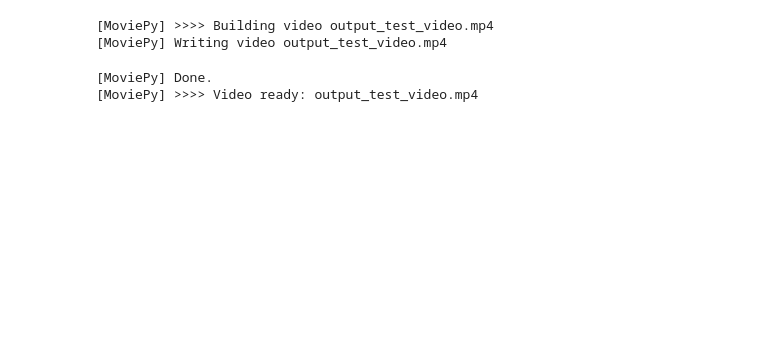
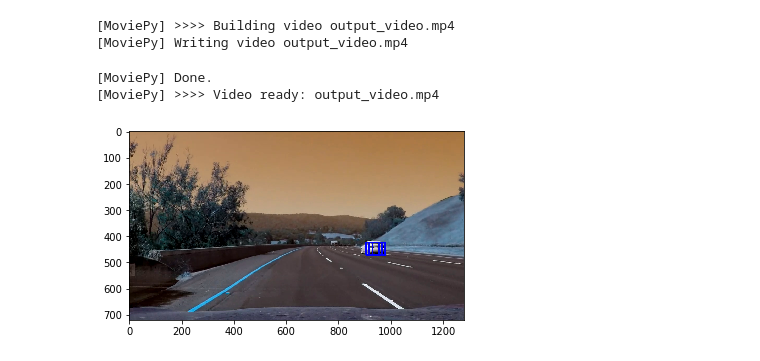
Before and after one commit to xiaohuieddie/Vehicle-Detection-and-Tracking, a Jupyter notebook: Video_Pipeline.ipynb, the cells around one changed output. Cells and saved outputs as stored; diff of their text form; code cells hidden in the pictures; blank space fills up the shorter version.

```diff
--- a/Video_Pipeline.ipynb
+++ b/Video_Pipeline.ipynb
@@ -14,7 +14,7 @@ from skimage.feature import hog
 from scipy.ndimage.measurements import label
 from project_functions import *
 # Read trained model by the Linear SVM
-dist_pickle = pickle.load( open( "svc_model.p", "rb" ) )
+dist_pickle = pickle.load( open( "svc_model_best.p", "rb" ) )
 svc = dist_pickle["svc"]
 X_scaler = dist_pickle["X_scaler"]
 color_space = dist_pickle["color_space"]
@@ -25,13 +25,13 @@ spatial_size = dist_pickle["spatial_size"] # Spatial binning dimensions
 hist_bins = dist_pickle["hist_bins"] # Number of histogram bins
 # %%
 # Define a single function that can extract features using hog sub-sampling and make predictions
-def find_cars1(img, ystart, ystop, scale, svc, X_scaler, orient, pix_per_cell, cell_per_block, spatial_size, hist_bins):
+def find_cars1(img, ystart, ystop, xstart, xstop, scale, step, svc, X_scaler, orient, pix_per_cell, cell_per_block, spatial_size, hist_bins):
 
     draw_img = np.copy(img)
-    img = img.astype(np.float32)/255
+    #     img = img.astype(np.float32)/255
 
-    img_tosearch = img[ystart:ystop,:,:]
-    ctrans_tosearch = cv2.cvtColor(img_tosearch, cv2.COLOR_RGB2YUV)
+    img_tosearch = img[ystart:ystop,xstart:xstop,:]
+    ctrans_tosearch = cv2.cvtColor(img_tosearch, cv2.COLOR_RGB2LUV)
     if scale != 1:
         imshape = ctrans_tosearch.shape
         ctrans_tosearch = cv2.resize(ctrans_tosearch, (np.int(imshape[1]/scale), np.int(imshape[0]/scale)))
@@ -48,7 +48,7 @@ def find_cars1(img, ystart, ystop, scale, svc, X_scaler, orient, pix_per_cell, c
     # 64 was the orginal sampling rate, with 8 cells and 8 pix per cell
     window = 64
     nblocks_per_window = (window // pix_per_cell)  - cell_per_block + 1
-    cells_per_step = 2  # Instead of overlap, define how many cells to step
+    cells_per_step = step  # Instead of overlap, define how many cells to step
     nxsteps = (nxblocks - nblocks_per_window) // cells_per_step + 1
     nysteps = (nyblocks - nblocks_per_window) // cells_per_step + 1
 
@@ -70,6 +70,7 @@ def find_cars1(img, ystart, ystop, scale, svc, X_scaler, orient, pix_per_cell, c
             hog_feat3 = hog3[ypos:ypos+nblocks_per_window, xpos:xpos+nblocks_per_window].ravel()
             hog_features = np.hstack((hog_feat1, hog_feat2, hog_feat3))
 
+
             xleft = xpos*pix_per_cell
             ytop = ypos*pix_per_cell
 
@@ -82,11 +83,11 @@ def find_cars1(img, ystart, ystop, scale, svc, X_scaler, orient, pix_per_cell, c
 
             # Scale features and make a prediction
             test_features = X_scaler.transform(np.hstack((spatial_features, hist_features, hog_features)).reshape(1, -1))
-            #test_features = X_scaler.transform(np.hstack((shape_feat, hist_feat)).reshape(1, -1))
+            #             test_features = X_scaler.transform(np.hstack((shape_feat, hist_feat)).reshape(1, -1))
             confidence_prediction = svc.decision_function(test_features)
 
-            if confidence_prediction > 1:
-                xbox_left = np.int(xleft*scale_temp)
+            if confidence_prediction>1:
+                xbox_left = np.int(xleft*scale_temp) + xstart
                 ytop_draw = np.int(ytop*scale_temp)
                 win_draw = np.int(window*scale_temp)
                 cv2.rectangle(draw_img,(xbox_left, ytop_draw+ystart),(xbox_left+win_draw,ytop_draw+win_draw+ystart),(0,0,255),6)
@@ -159,15 +180,25 @@ plt.imshow(ee)
 from moviepy.editor import VideoFileClip
 from IPython.display import HTML
 heatmaps.clear()
-
-Output = 'output_test_video.mp4'
+def Frame_Process(image):
+    image = cv2.cvtColor(image, cv2.COLOR_RGB2BGR)
+    return cv2.cvtColor(Image_Process(image)[0], cv2.COLOR_BGR2RGB)
+Output = 'output_video.mp4'
 
 ##clip1 = VideoFileClip("test_videos/solidWhiteRight.mp4").subclip(0,5)
-clip1 = VideoFileClip("test_video.mp4")
-Clip = clip1.fl_image(Image_Process) #NOTE: this function expects color images!!
+clip1 = VideoFileClip("project_video.mp4")
+Clip = clip1.fl_image(Frame_Process) #NOTE: this function expects color images!!
+
 Clip.write_videofile(Output, audio=False)
 # %% [output]
-[MoviePy] >>>> Building video output_test_video.mp4
-[MoviePy] Writing video output_test_video.mp4
+[MoviePy] >>>> Building video output_video.mp4
+[MoviePy] Writing video output_video.mp4
 [MoviePy] Done.
-[MoviePy] >>>> Video ready: output_test_video.mp4
+[MoviePy] >>>> Video ready: output_video.mp4
+# %%
+test_image = clip1.get_frame(6)
+test_image = cv2.cvtColor(test_image, cv2.COLOR_RGB2BGR)
+plt.imshow(Image_Process(test_image)[1])
+clip1.save_frame('test_images/test11.jpg',t=6)
+# %% [output]
+[figure, added]
```
Also changed, not shown: parts of 3 cells of this notebook, 11 other files.
